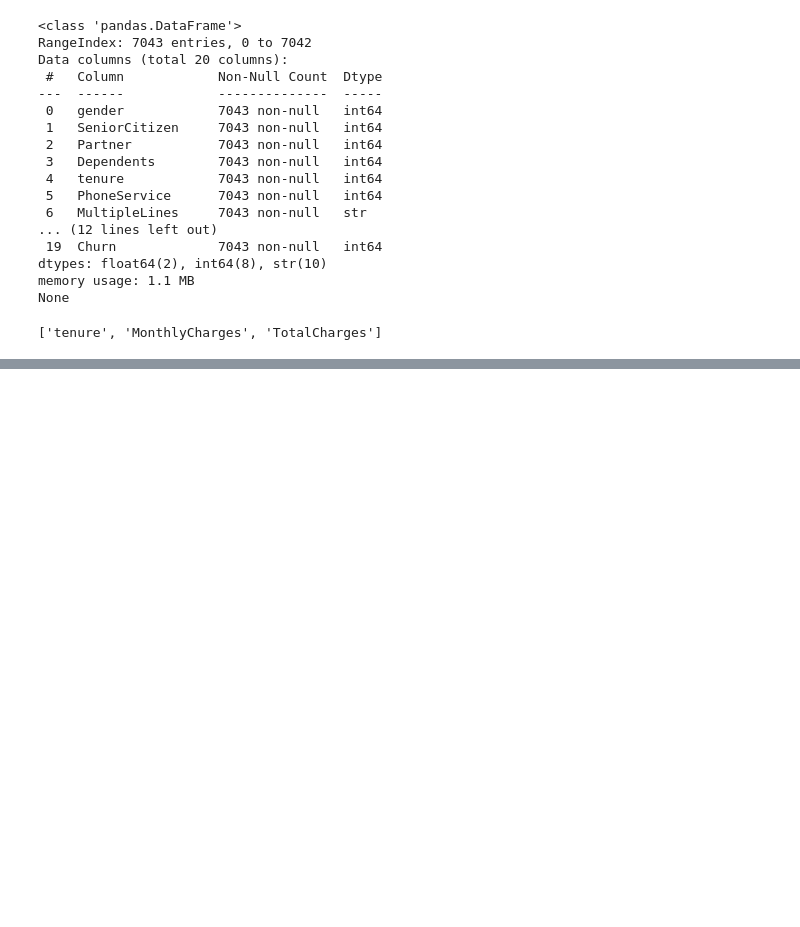
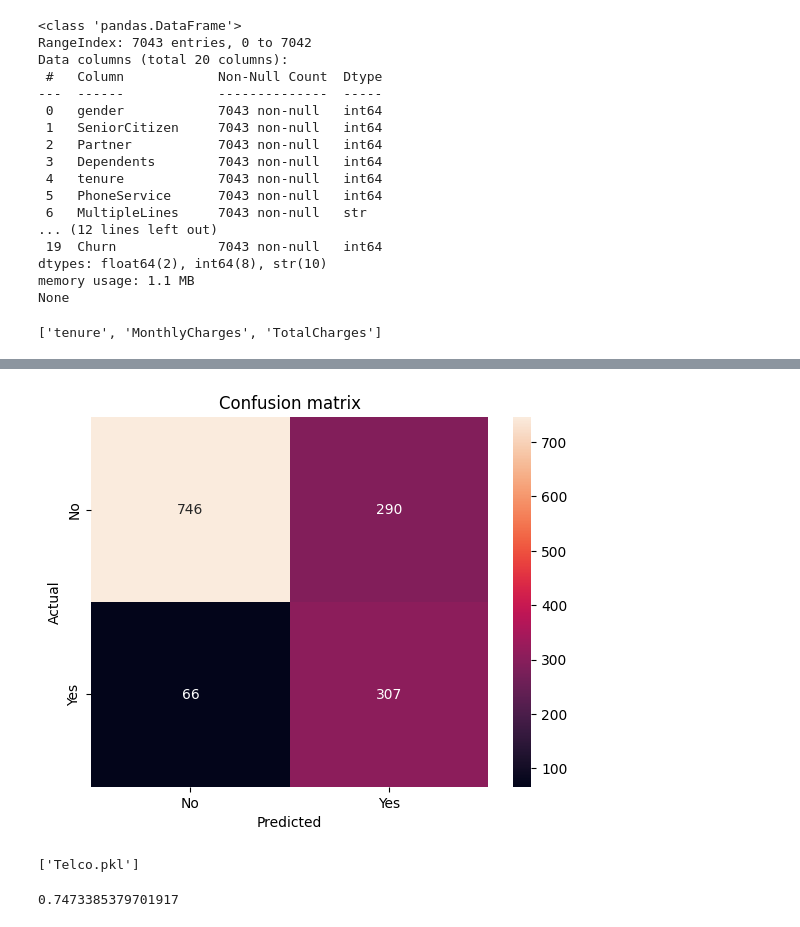
Before and after one commit to howljenkins2003-cpu/ML-journey, a Jupyter notebook: Telco_Customer/Telco.ipynb, the cells around one changed output, grey strips where cells are left out. Saved outputs shown, nothing was run; the diff lists cells and outputs as text; code cells hidden in the pictures; blank space fills up the shorter version.

Commit message:
Telco Dataset Finished

```diff
--- a/Telco_Customer/Telco.ipynb
+++ b/Telco_Customer/Telco.ipynb
@@ -264,9 +264,9 @@ from sklearn.ensemble import RandomForestClassifier
 from sklearn.metrics import accuracy_score
 
 models = {
-    "Logistic Regression": LogisticRegression(random_state=42, max_iter=1000),
-    "Decision Tree": DecisionTreeClassifier(random_state=42),
-    "Random Forest": RandomForestClassifier(random_state=42)
+    "Logistic Regression": LogisticRegression(random_state=42, max_iter=1000, class_weight='balanced'),
+    "Decision Tree": DecisionTreeClassifier(random_state=42, class_weight='balanced'),
+    "Random Forest": RandomForestClassifier(random_state=42,  class_weight= 'balanced')
 }
 
 for name, model in models.items():
@@ -317,5 +317,20 @@ Random Forest: 0.7880710983907039 +/- 0.012284928769962353
 lr_param_grid = {
     'C': [0.01, 0.1, 1, 10, 100],
     "solver": ["lbfgs", "liblinear"],
-    "penalty": ['12']
 }
+# %%
+from sklearn.model_selection import GridSearchCV
+
+lr_grid = GridSearchCV(
+    LogisticRegression(random_state=42, max_iter= 1000, class_weight= 'balanced'),
+    lr_param_grid,
+    cv = 5,
+    n_jobs= -1,
+    scoring = 'recall'
+)
+
+lr_grid.fit(X_train_scaled, y_train)
+print(lr_grid.best_params_)
+print(lr_grid.best_score_)
+best_model = lr_grid.best_estimator_
+print(best_model.score(X_test_scaled, y_test))
@@ -321,0 +341,3 @@ lr_param_grid = {
+# %%
+y_pred = best_model.predict(X_test_scaled)
+print(classification_report(y_test, y_pred))
@@ -321,0 +353,23 @@ lr_param_grid = {
+# %%
+from sklearn.metrics import confusion_matrix
+import matplotlib.pyplot as plt
+import seaborn as sns
+
+cm = confusion_matrix(y_test,  y_pred)
+sns.heatmap(cm, annot = True, fmt = 'd', xticklabels= ["No", "Yes"], yticklabels=["No", "Yes"] )
+plt.xlabel("Predicted")
+plt.ylabel("Actual")
+plt.title("Confusion matrix")
+plt.show()
+# %% [output]
+[figure, added]
+# %%
+import joblib
+joblib.dump(best_model, "Telco.pkl")
+# %% [output]
+['Telco.pkl']
+# %%
+loaded_model = joblib.load("Telco.pkl")
+print(loaded_model.score(X_test_scaled, y_test))
+# %% [output]
+0.7473385379701917
```
Also changed, not shown: parts of 6 cells of this notebook.
